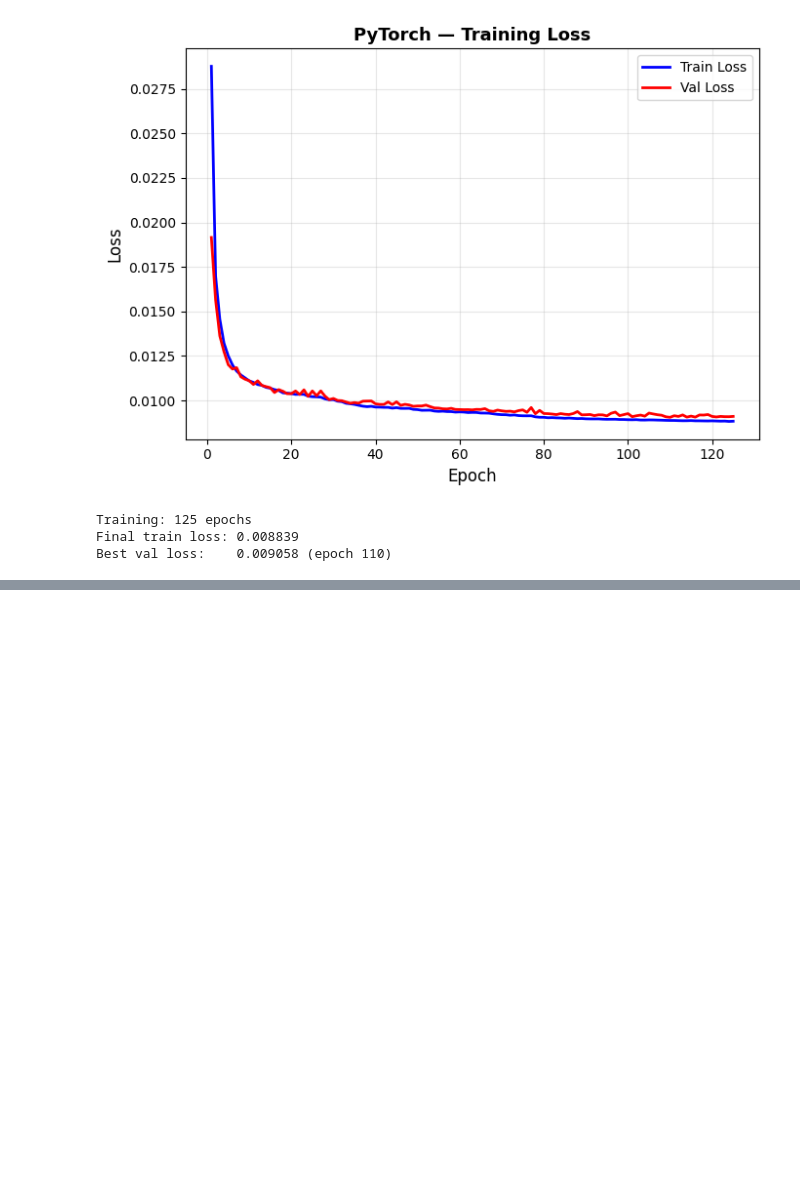
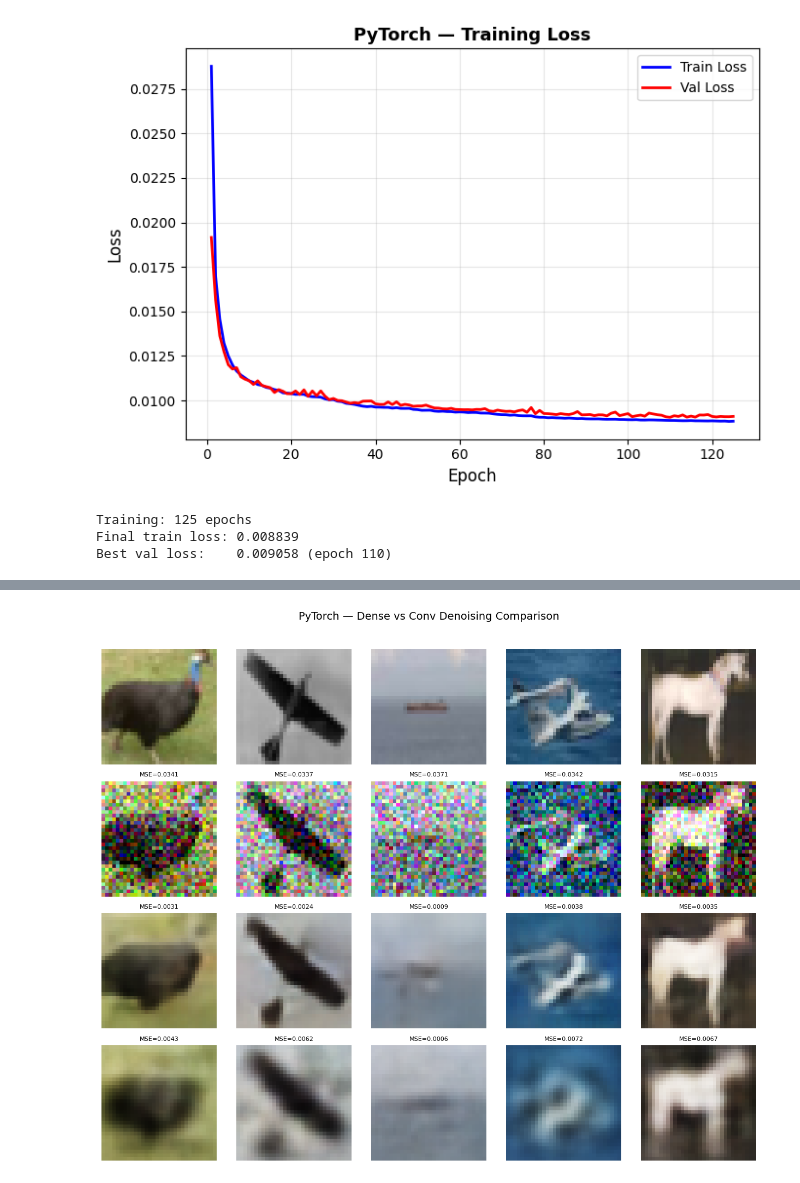
Before and after one commit to GoudyMT/ml-framework-comparison, a Jupyter notebook: PyTorch/10-autoencoders/pipeline.ipynb, the cells around one changed output, grey strips where cells are left out. Drawn from its saved outputs; the diff is of its cells as text; code cells hidden in the pictures; blank space fills up the shorter version.

Commit message:
feat: autoencoders - conv denoising ae, noise level sweep, dense vs best, latent space + downstream classification, performance benchmark, result saved and compared

```diff
--- a/PyTorch/10-autoencoders/pipeline.ipynb
+++ b/PyTorch/10-autoencoders/pipeline.ipynb
@@ -316,0 +608,79 @@ Best val loss:    0.009058 (epoch 110)
+# %%
+# Step 5: Dense vs Best Conv Denoising Comparison
+
+"""
+Side-by-side reconstruction quality: dense AE vs conv denoising AE
+Visual grid: noisy input → conv denoised → dense recon → original
+"""
+
+print("=" * 60)
+print("[5/8] Dense vs Conv Denoising Comparison")
+print("=" * 60)
+
+# Use σ=0.2 model (best balance of noise removal + reconstruction)
+best_noise_model = noise_results[0.2]['model']
+
+rng_viz = np.random.RandomState(RANDOM_STATE)
+viz_idx = rng_viz.choice(len(X_test_flat), 5, replace=False)
+
+# Generate noisy test images at σ=0.2
+torch.manual_seed(RANDOM_STATE)
+noisy_viz = torch.clamp(X_test_img_t[viz_idx] + 0.2 * torch.randn_like(X_test_img_t[viz_idx]), 0, 1)
+
+# Conv denoising reconstruction (from noisy input)
+best_noise_model.eval()
+with torch.no_grad():
+    conv_recon = best_noise_model(noisy_viz)
+conv_recon_np = conv_recon.cpu().numpy().transpose(0, 2, 3, 1).reshape(5, -1)
+
+# Dense reconstruction (from clean input — dense wasn't trained on noise)
+dense_recon_viz = X_test_recon[viz_idx]
+
+# Noisy input flattened for display
+noisy_viz_np = noisy_viz.cpu().numpy().transpose(0, 2, 3, 1).reshape(5, -1)
+
+# Build comparison grid
+recon_comparison = {
+    'Noisy (σ=0.2)': noisy_viz_np,
+    'Conv Denoised': conv_recon_np,
+    'Dense Recon': dense_recon_viz
+}
+
+plot_reconstruction_grid(
+    originals=X_test_flat[viz_idx],
+    reconstructions_dict=recon_comparison,
+    image_shape=IMAGE_SHAPE,
+    n_samples=5,
+    title='Dense vs Conv Denoising Comparison',
+    row_label_prefix='',
+    framework=FRAMEWORK,
+    save_path=f'{RESULTS_DIR}/comparison_dense_vs_conv.png'
+)
+
+# Architecture sweep reconstruction grid (clean input, all 4 architectures)
+arch_recon_dict = {}
+for name, r in sweep_results.items():
+    short_name = name.split('(')[0].strip()
+    arch_recon_dict[short_name] = r['test_recon'][viz_idx].reshape(5, -1)
+
+plot_reconstruction_grid(
+    originals=X_test_flat[viz_idx],
+    reconstructions_dict=arch_recon_dict,
+    image_shape=IMAGE_SHAPE,
+    n_samples=5,
+    title='Architecture Sweep — Reconstruction Quality',
+    row_label_prefix='',
+    framework=FRAMEWORK,
+    save_path=f'{RESULTS_DIR}/architecture_sweep.png'
+)
+
+# Metrics comparison
+conv_clean_mse = sweep_results[best_arch]['test_mse']
+print(f"\nDense AE (clean→clean):      MSE = {baseline_mse:.6f}")
+print(f"Conv AE (clean→clean):       MSE = {conv_clean_mse:.6f} "
+      f"({(1 - conv_clean_mse / baseline_mse) * 100:.1f}% better)")
+print(f"Conv Denoised (noisy→clean): MSE = {noise_results[0.2]['denoise_mse']:.6f} "
+      f"({(1 - noise_results[0.2]['denoise_mse'] / baseline_mse) * 100:.1f}% better than dense)")
+print(f"\nConv AE parameters:  {sweep_results[best_arch]['n_params']:,}")
+print(f"Dense AE parameters: {n_params:,}")
+# %% [output]
@@ -316,0 +690 @@ Best val loss:    0.009058 (epoch 110)
+[figure, added]
```
Also changed, not shown: parts of 7 cells of this notebook, 5 other files.
